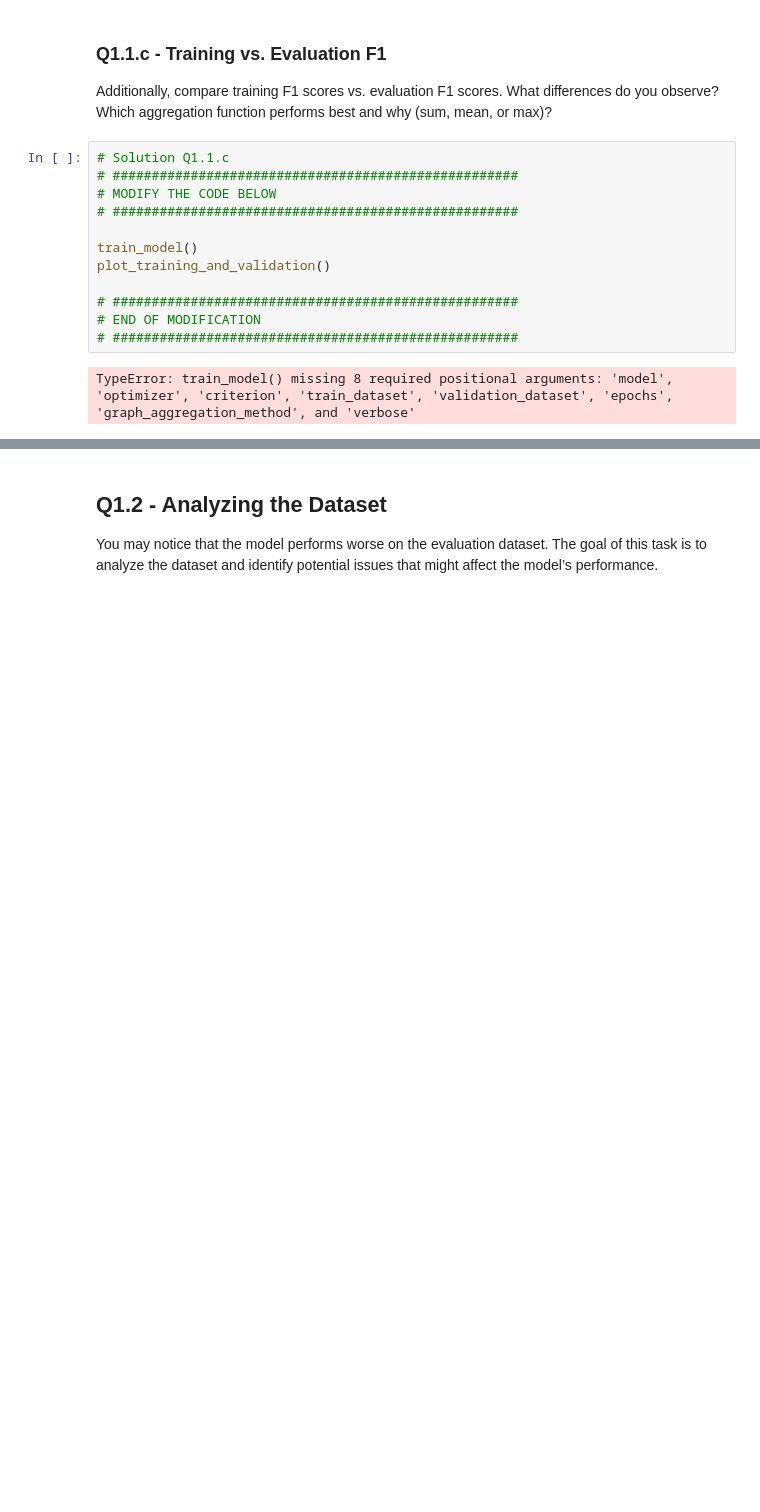
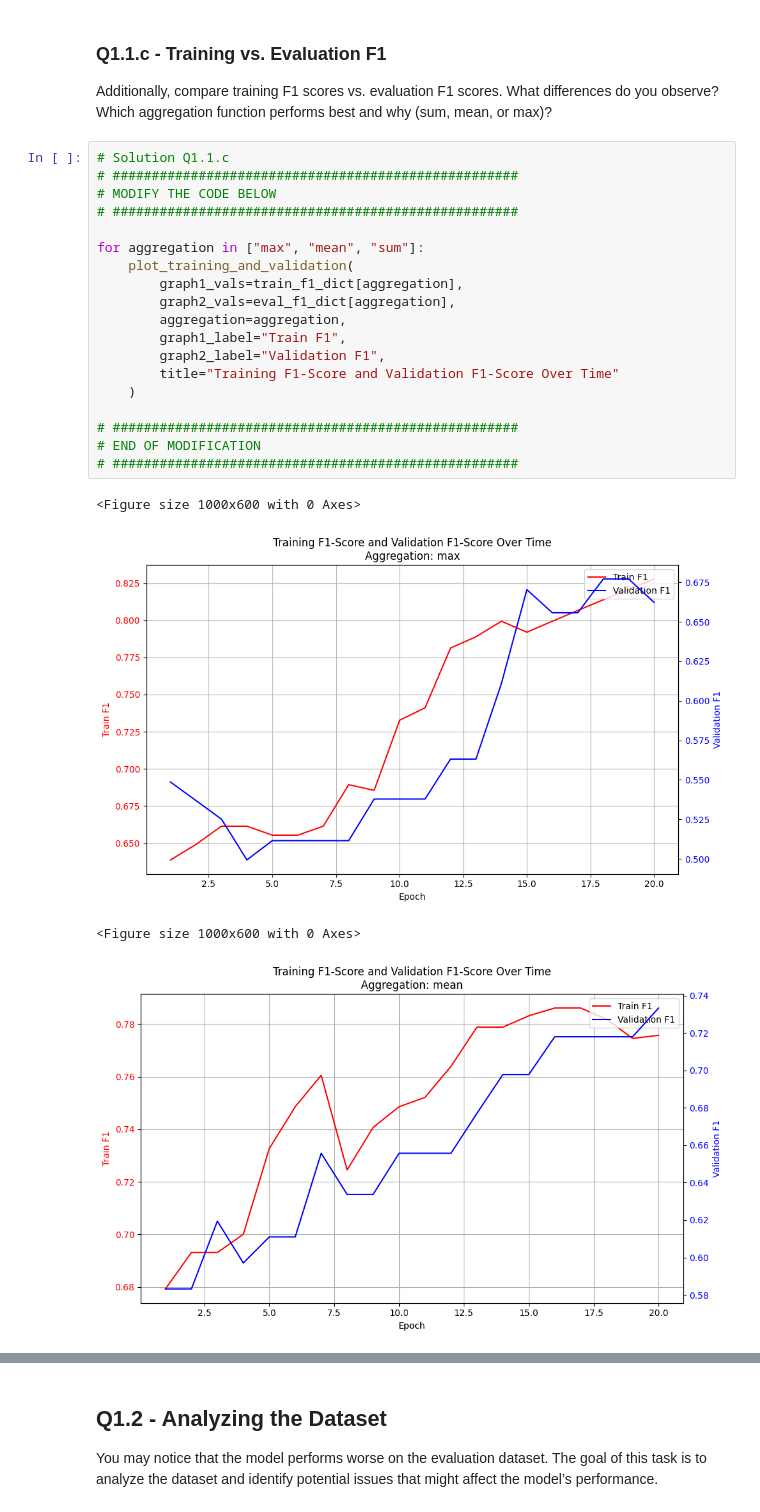
Before and after one commit to ViyanR/dgl_2425_cw1, a Jupyter notebook: q1_graph_classification.ipynb, the cells around one changed output, grey strips where cells are left out. Saved outputs shown, nothing was run; the diff lists cells and outputs as text; blank space fills up the shorter version.

```diff
--- a/q1_graph_classification.ipynb
+++ b/q1_graph_classification.ipynb
@@ -512,14 +606,24 @@ observe? Which aggregation function performs best and why (sum, mean, or max)?
 # %%
 # Solution Q1.1.c
 # ####################################################
 # MODIFY THE CODE BELOW
 # ####################################################
 
-train_model()
-plot_training_and_validation()
+for aggregation in ["max", "mean", "sum"]:
+    plot_training_and_validation(
+        graph1_vals=train_f1_dict[aggregation],
+        graph2_vals=eval_f1_dict[aggregation],
+        aggregation=aggregation,
+        graph1_label="Train F1",
+        graph2_label="Validation F1",
+        title="Training F1-Score and Validation F1-Score Over Time"
+    )
 
 # ####################################################
 # END OF MODIFICATION
 # ####################################################
 # %% [output]
-TypeError: train_model() missing 8 required positional arguments: 'model', 'optimizer', 'criterion', 'train_dataset', 'validation_dataset', 'epochs', 'graph_aggregation_method', and 'verbose'
+<Figure size 1000x600 with 0 Axes>
+[figure, added]
+<Figure size 1000x600 with 0 Axes>
+[figure, added]
```
Also changed, not shown: parts of 10 cells of this notebook.
